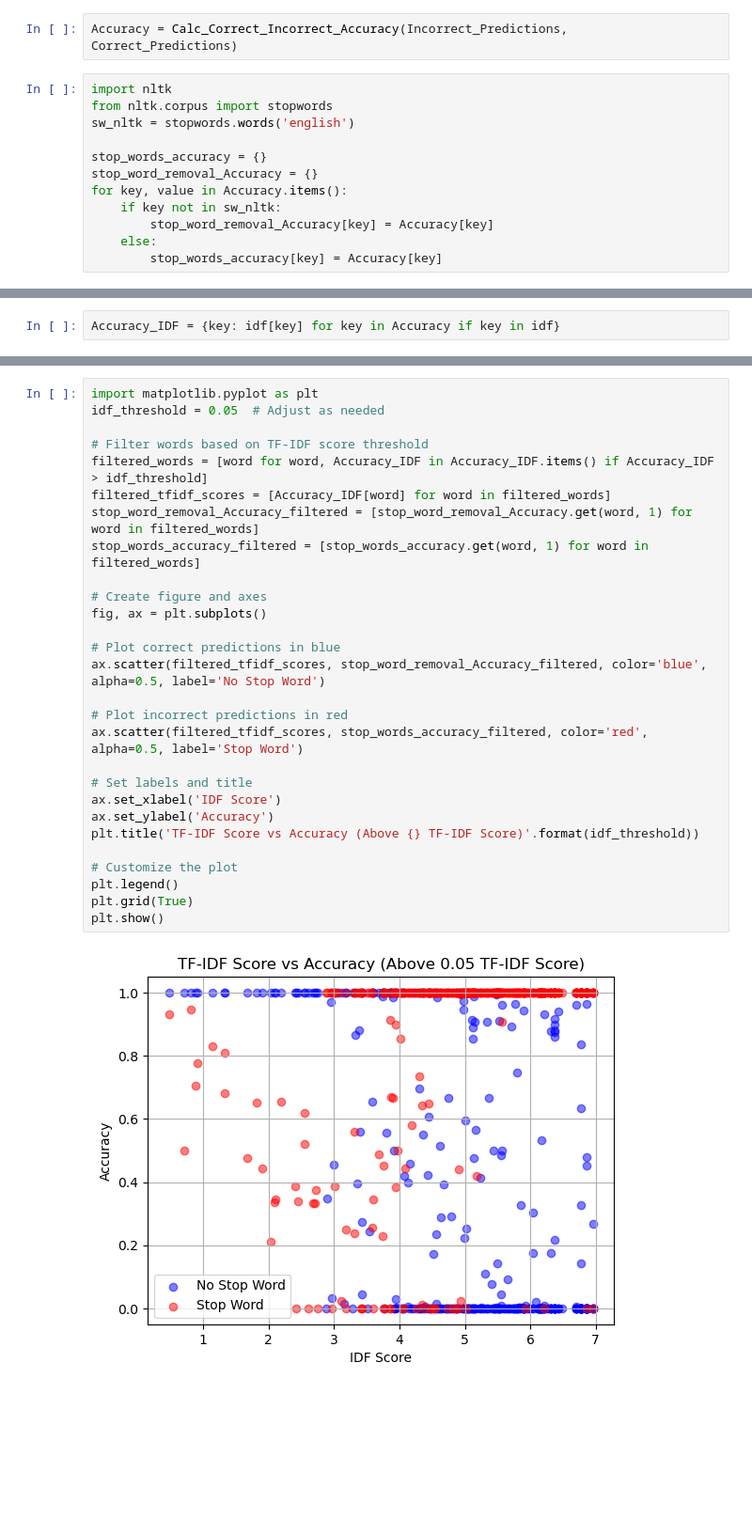
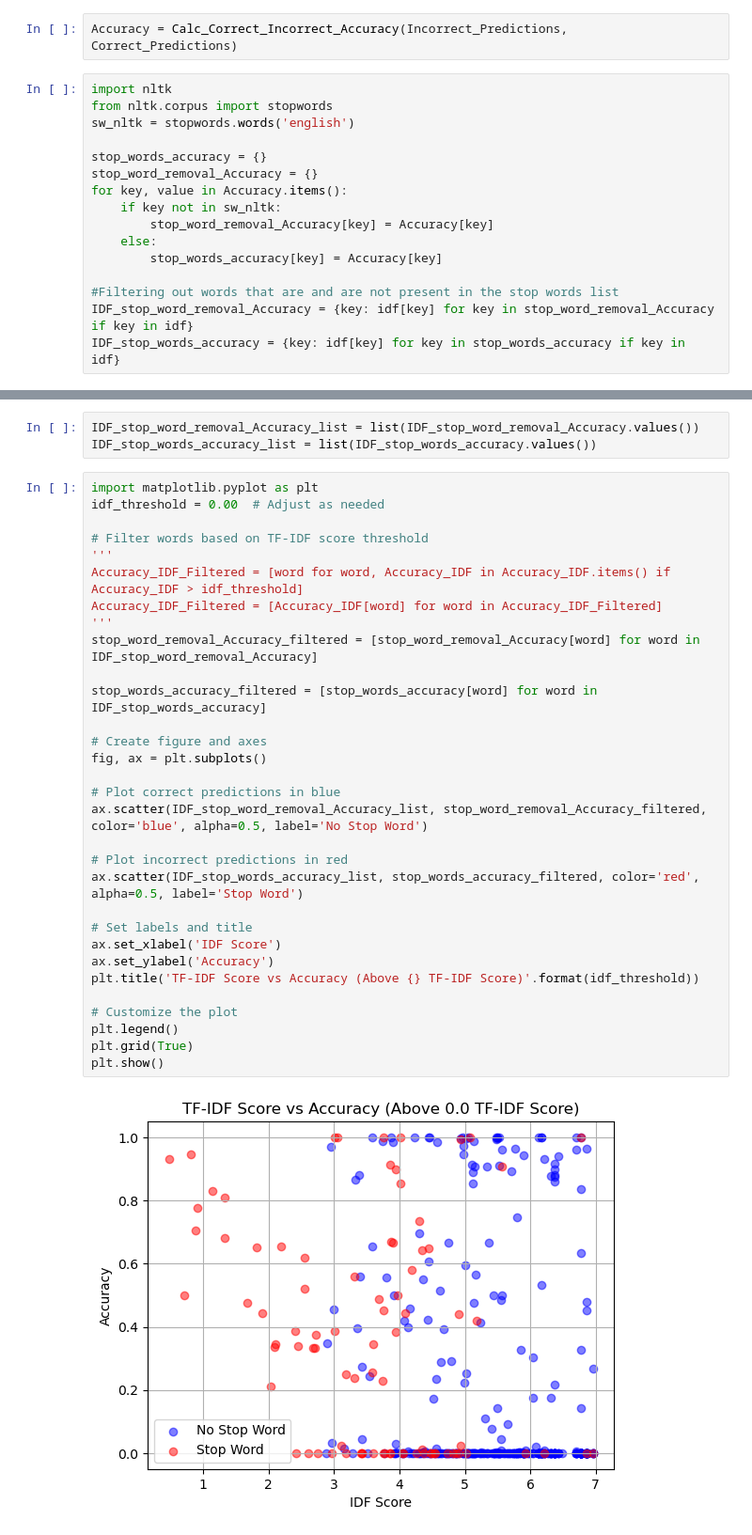
Before and after one commit to NiallMcguire/SIGIR_EEG_GAN, a Jupyter notebook: Development/EEG-To-Text-GAN/Data_Exploration/IDF_plots.ipynb, the cells around one changed output, grey strips where cells are left out. Shown: that part at 94% size. Cells and saved outputs as stored; diff of their text form; blank space fills up the shorter version.

```diff
--- a/Development/EEG-To-Text-GAN/Data_Exploration/IDF_plots.ipynb
+++ b/Development/EEG-To-Text-GAN/Data_Exploration/IDF_plots.ipynb
@@ -204,3 +204,7 @@ for key, value in Accuracy.items():
         stop_word_removal_Accuracy[key] = Accuracy[key]
     else:
         stop_words_accuracy[key] = Accuracy[key]
+
+#Filtering out words that are and are not present in the stop words list
+IDF_stop_word_removal_Accuracy = {key: idf[key] for key in stop_word_removal_Accuracy if key in idf}
+IDF_stop_words_accuracy = {key: idf[key] for key in stop_words_accuracy if key in idf}
@@ -215,2 +210,0 @@ len(idf)
-# %%
-Accuracy_IDF = {key: idf[key] for key in Accuracy if key in idf}
@@ -221,30 +211,36 @@ len(Accuracy_IDF)
+# %%
+IDF_stop_word_removal_Accuracy_list = list(IDF_stop_word_removal_Accuracy.values())
+IDF_stop_words_accuracy_list = list(IDF_stop_words_accuracy.values())
 # %%
 import matplotlib.pyplot as plt
-idf_threshold = 0.05  # Adjust as needed
+idf_threshold = 0.00  # Adjust as needed
 
 # Filter words based on TF-IDF score threshold
-filtered_words = [word for word, Accuracy_IDF in Accuracy_IDF.items() if Accuracy_IDF > idf_threshold]
-filtered_tfidf_scores = [Accuracy_IDF[word] for word in filtered_words]
-stop_word_removal_Accuracy_filtered = [stop_word_removal_Accuracy.get(word, 1) for word in filtered_words]
-stop_words_accuracy_filtered = [stop_words_accuracy.get(word, 1) for word in filtered_words]
+'''
+Accuracy_IDF_Filtered = [word for word, Accuracy_IDF in Accuracy_IDF.items() if Accuracy_IDF > idf_threshold]
+Accuracy_IDF_Filtered = [Accuracy_IDF[word] for word in Accuracy_IDF_Filtered]
+'''
+stop_word_removal_Accuracy_filtered = [stop_word_removal_Accuracy[word] for word in IDF_stop_word_removal_Accuracy]
+
+stop_words_accuracy_filtered = [stop_words_accuracy[word] for word in IDF_stop_words_accuracy]
 
 # Create figure and axes
 fig, ax = plt.subplots()
 
 # Plot correct predictions in blue
-ax.scatter(filtered_tfidf_scores, stop_word_removal_Accuracy_filtered, color='blue', alpha=0.5, label='No Stop Word')
+ax.scatter(IDF_stop_word_removal_Accuracy_list, stop_word_removal_Accuracy_filtered, color='blue', alpha=0.5, label='No Stop Word')
 
 # Plot incorrect predictions in red
-ax.scatter(filtered_tfidf_scores, stop_words_accuracy_filtered, color='red', alpha=0.5, label='Stop Word')
+ax.scatter(IDF_stop_words_accuracy_list, stop_words_accuracy_filtered, color='red', alpha=0.5, label='Stop Word')
 
 # Set labels and title
 ax.set_xlabel('IDF Score')
 ax.set_ylabel('Accuracy')
 plt.title('TF-IDF Score vs Accuracy (Above {} TF-IDF Score)'.format(idf_threshold))
 
 # Customize the plot
 plt.legend()
 plt.grid(True)
 plt.show()
 # %% [output]
-[figure, old version]
+[figure, new version]
```
Also changed, not shown: parts of 3 cells of this notebook.
